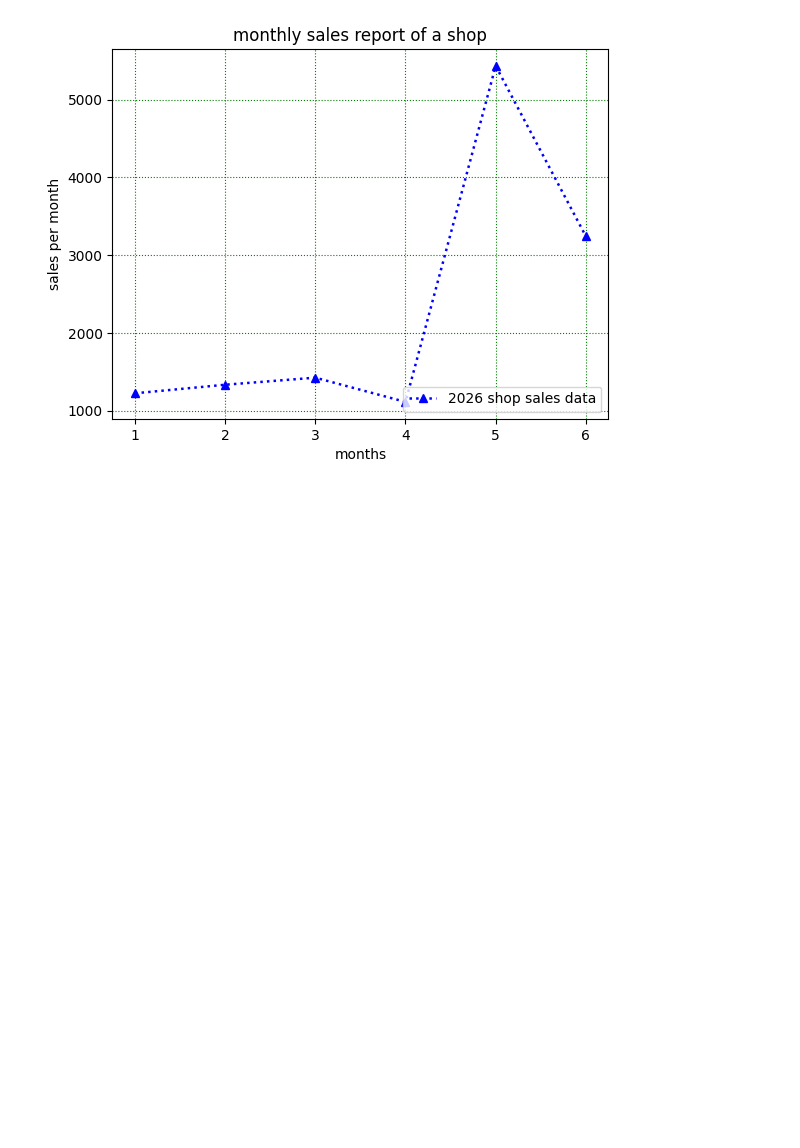
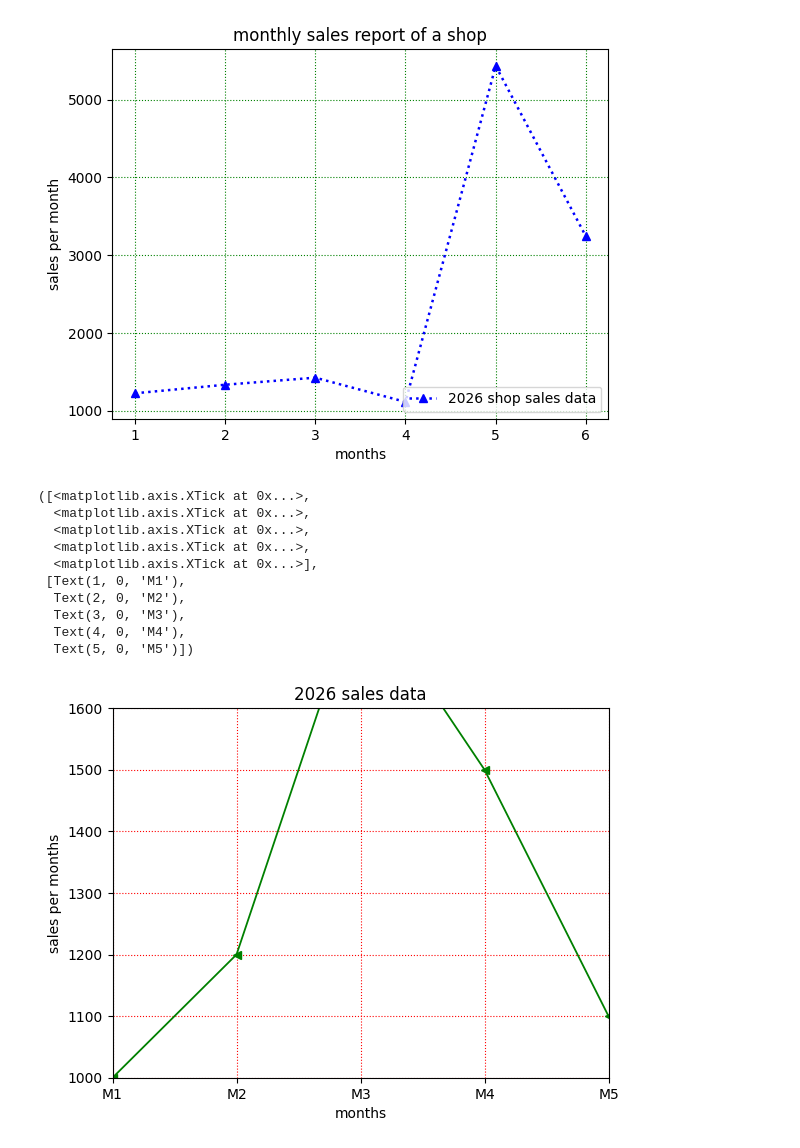
Before and after one commit to Engr-Jawad/Matplotlib_laibrary, a Jupyter notebook: phase2.ipynb, the cells around one changed output. Drawn from its saved outputs; the diff is of its cells as text; code cells hidden in the pictures; blank space fills up the shorter version.

```diff
--- a/phase2.ipynb
+++ b/phase2.ipynb
@@ -14,3 +14,26 @@ plt.grid(color = "green",linestyle =":",linewidth = 0.8)
 plt.show()
 # %% [output]
 [figure]
+# %%
+months = [1,2,3,4,5]
+sales =[1000,1200,1800,1500,1100]
+plt.plot(months,sales,color = "green",linewidth = 1.3,marker = "<")
+plt.xlabel("months")
+plt.ylabel("sales per months")
+plt.title("2026 sales data")
+plt.grid(color="red",linestyle = ":")
+plt.xlim(1,3)
+plt.ylim(1000,1600)
+plt.xticks([1,2,3,4,5],["M1","M2","M3","M4","M5"])
+# %% [output]
+([<matplotlib.axis.XTick at 0x...>,
+  <matplotlib.axis.XTick at 0x...>,
+  <matplotlib.axis.XTick at 0x...>,
+  <matplotlib.axis.XTick at 0x...>,
+  <matplotlib.axis.XTick at 0x...>],
+ [Text(1, 0, 'M1'),
+  Text(2, 0, 'M2'),
+  Text(3, 0, 'M3'),
+  Text(4, 0, 'M4'),
+  Text(5, 0, 'M5')])
+[figure, added]
```
Also changed, not shown: parts of 2 cells of this notebook.
